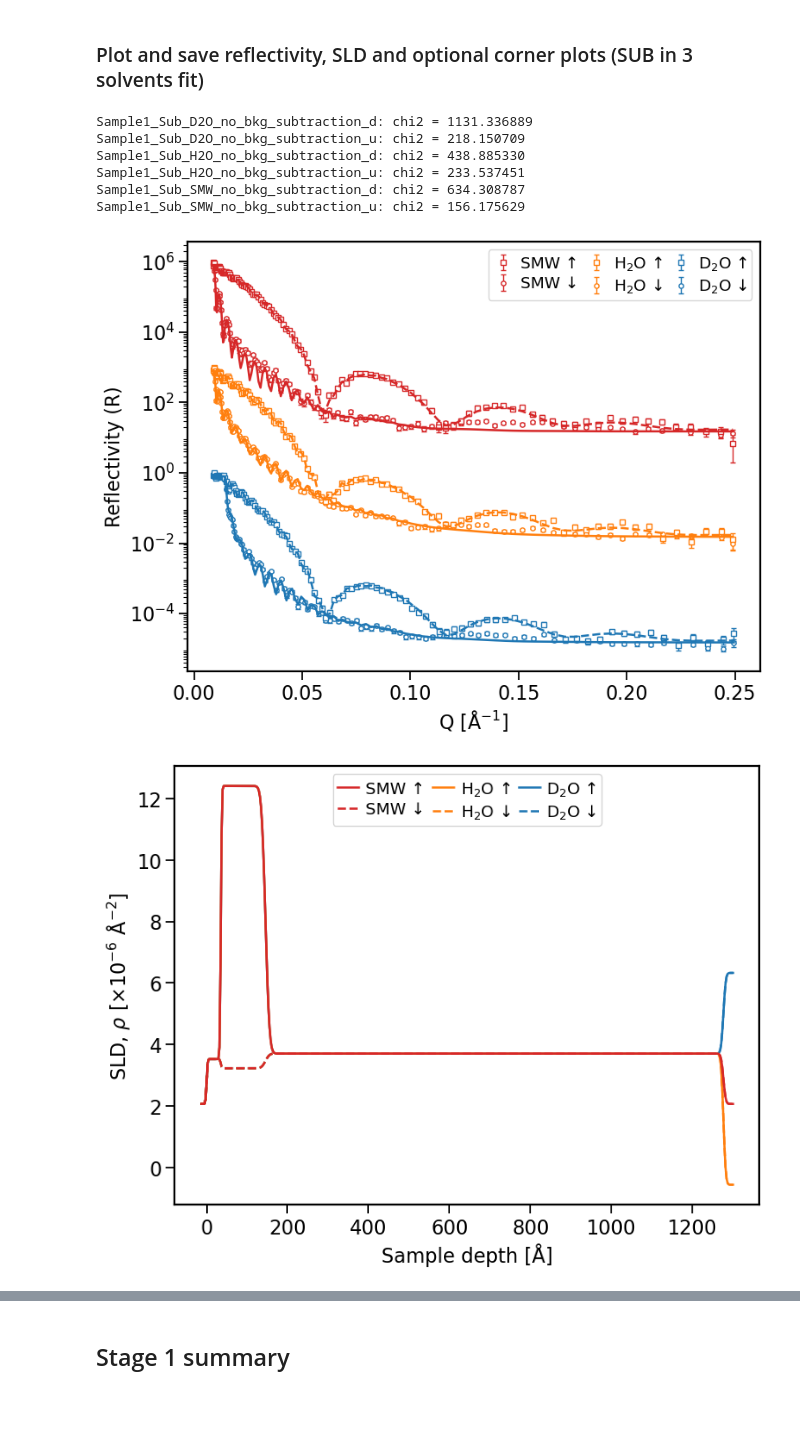
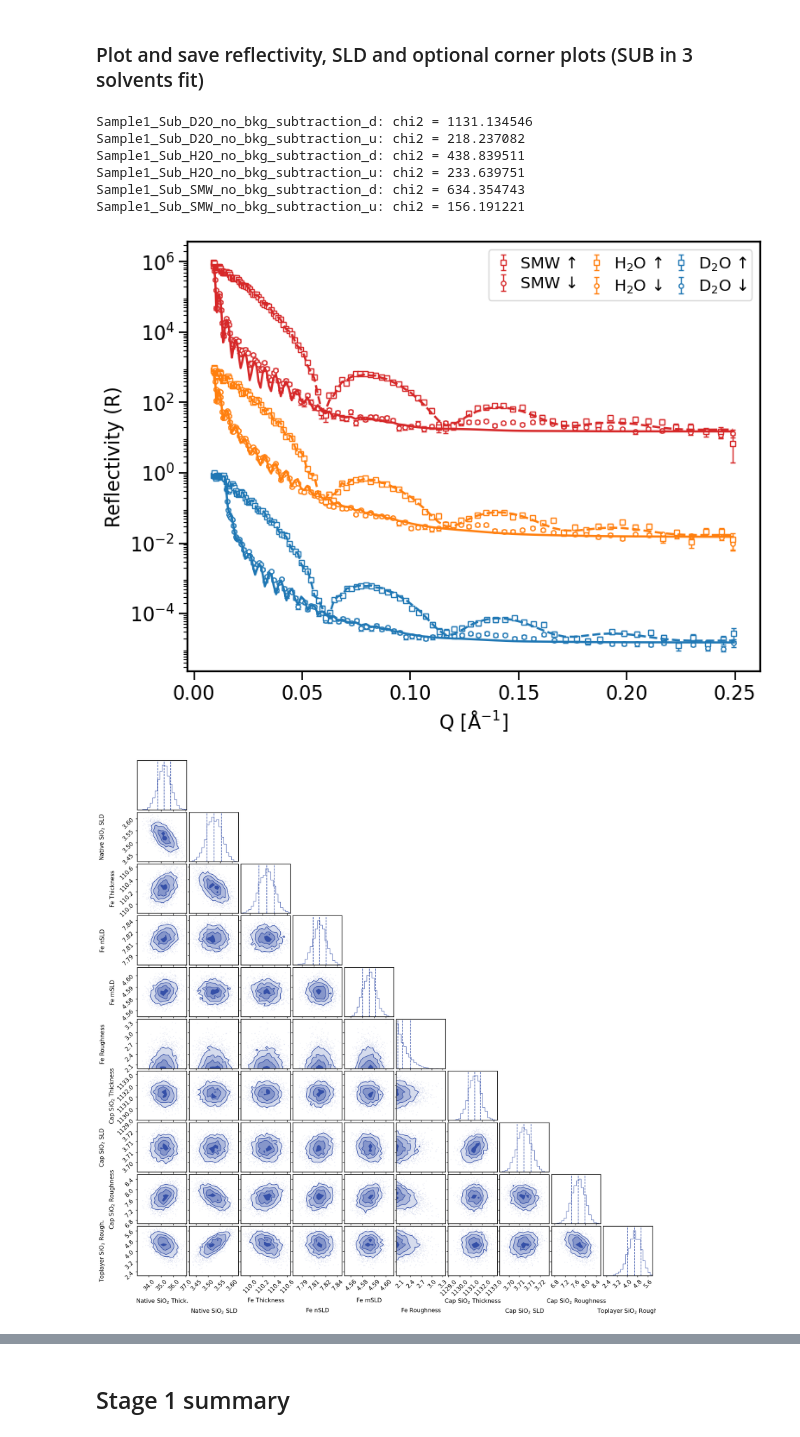
Before and after one commit to ivaya443/HOGBEN-optimising-PNR, a Jupyter notebook: optimisation_Fe_MRL_SiO2_cap.ipynb, the cells around one changed output, grey strips where cells are left out. Saved outputs shown, nothing was run; the diff lists cells and outputs as text; code cells hidden in the pictures; blank space fills up the shorter version.

```diff
--- a/optimisation_Fe_MRL_SiO2_cap.ipynb
+++ b/optimisation_Fe_MRL_SiO2_cap.ipynb
@@ -9,7 +9,7 @@
 #### User choices:
 # %%
 # MCMC run after fittings -- True/False (takes some time for uncertainty estimation)
-DO_SAMPLING = False
+DO_SAMPLING = True
 
 # Run Fisher information to optimise substrate assembly -- True/False
 DO_FISHER = True
@@ -213,9 +213,6 @@ Parameters:      None
 # %% [markdown]
 ### Plot and save reflectivity, SLD and optional corner plots (SUB in 3 solvents fit)
 # %%
-importlib.reload(fh)
-importlib.reload(fsh)
-
 stage1_cfg = StagePlotConfig(
     objective_group=global_objective,
     structures=[
@@ -241,37 +238,37 @@ stage1_cfg = StagePlotConfig(
         r'$\mathrm{H}_{\mathrm{2}}$O ↑',
         'SMW ↓',
         'SMW ↑',
     ],
     colors=["#1f77b4", "#1f77b4", "#ff7f0e", "#ff7f0e", "#d62728", "#d62728"],
     shifts=[1, 1, 1e3, 1e3, 1e6, 1e6],
     marker_styles=["o", "s", "o", "s", "o", "s"],
     model_linestyles=["-", "--", "-", "--", "-", "--"],
     data_markerfacecolors=["white"] * 6,
     data_markeredgecolors=["#1f77b4", "#1f77b4", "#ff7f0e", "#ff7f0e", "#d62728", "#d62728"],
     model_linewidth=1.8,
     data_markersize=3.8,
     data_markeredgewidth=1.0,
     axis_linewidth=1.6,
     refl_save_path=f"figures/Refl_fit_{MRL}_MRL_{Capping}_cap.svg",
     sld_save_path=f"figures/SLD_{MRL}_MRL_{Capping}_cap.svg",
     corner_save_path=f"figures/Corner_MCMC_{MRL}_MRL_{Capping}_cap.svg",
     legend_ncol=3,
     corner_left=0.15,
     corner_bottom=0.15,
 )
 
 stage1_artifacts = run_fitting_stage_plots(
     cfg=stage1_cfg,
     fitter=fitter,
     do_sampling=DO_SAMPLING,
     save_figs=SAVE_FIGS,
 )
 # %% [output]
-Sample1_Sub_D2O_no_bkg_subtraction_d: chi2 = 1131.336889
-Sample1_Sub_D2O_no_bkg_subtraction_u: chi2 = 218.150709
-Sample1_Sub_H2O_no_bkg_subtraction_d: chi2 = 438.885330
-Sample1_Sub_H2O_no_bkg_subtraction_u: chi2 = 233.537451
-Sample1_Sub_SMW_no_bkg_subtraction_d: chi2 = 634.308787
-Sample1_Sub_SMW_no_bkg_subtraction_u: chi2 = 156.175629
+Sample1_Sub_D2O_no_bkg_subtraction_d: chi2 = 1131.134546
+Sample1_Sub_D2O_no_bkg_subtraction_u: chi2 = 218.237082
+Sample1_Sub_H2O_no_bkg_subtraction_d: chi2 = 438.839511
+Sample1_Sub_H2O_no_bkg_subtraction_u: chi2 = 233.639751
+Sample1_Sub_SMW_no_bkg_subtraction_d: chi2 = 634.354743
+Sample1_Sub_SMW_no_bkg_subtraction_u: chi2 = 156.191221
 [figure]
-[figure, old version]
+[figure, new version]
```
Also changed, not shown: parts of 11 cells of this notebook, 37 other files.
